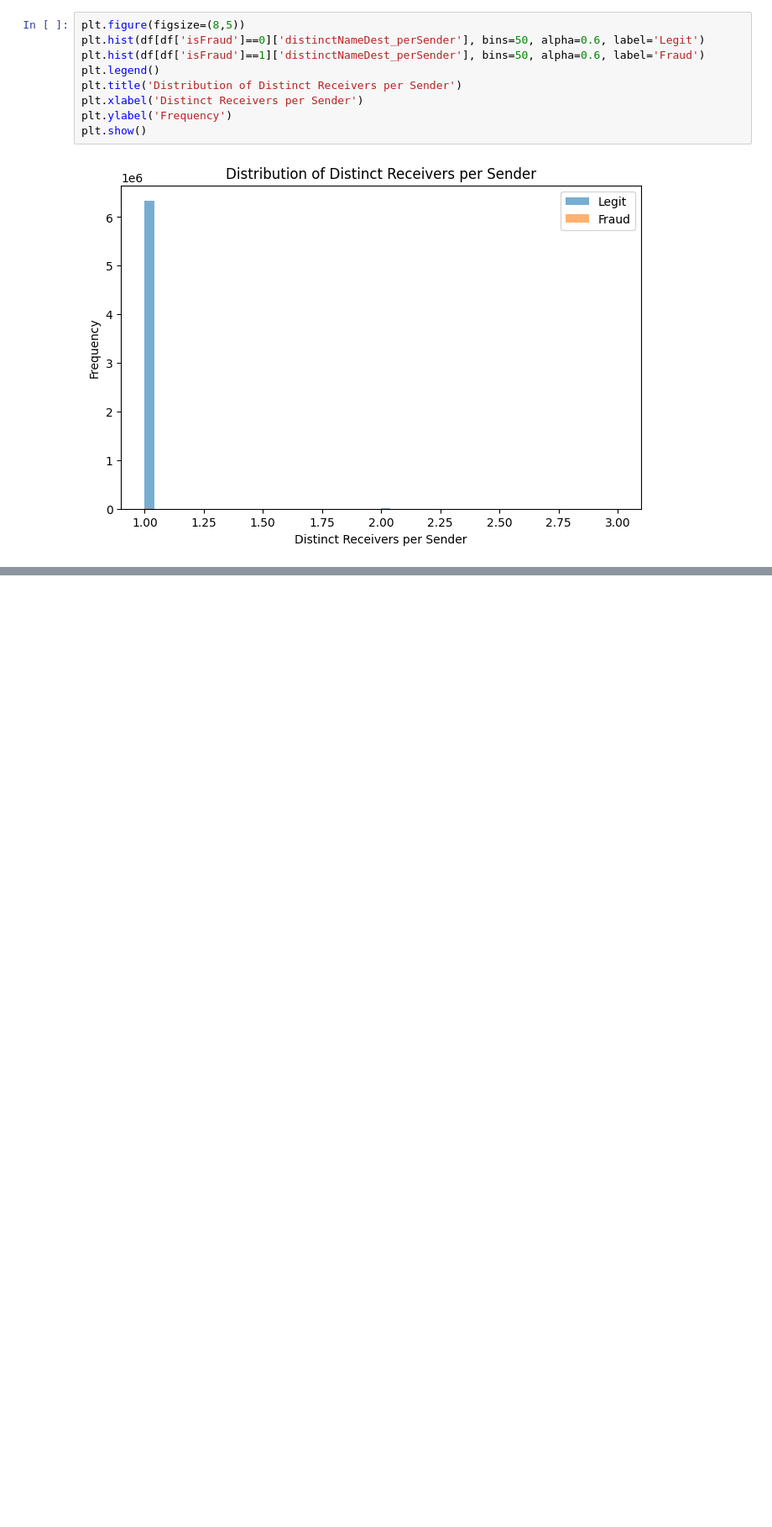
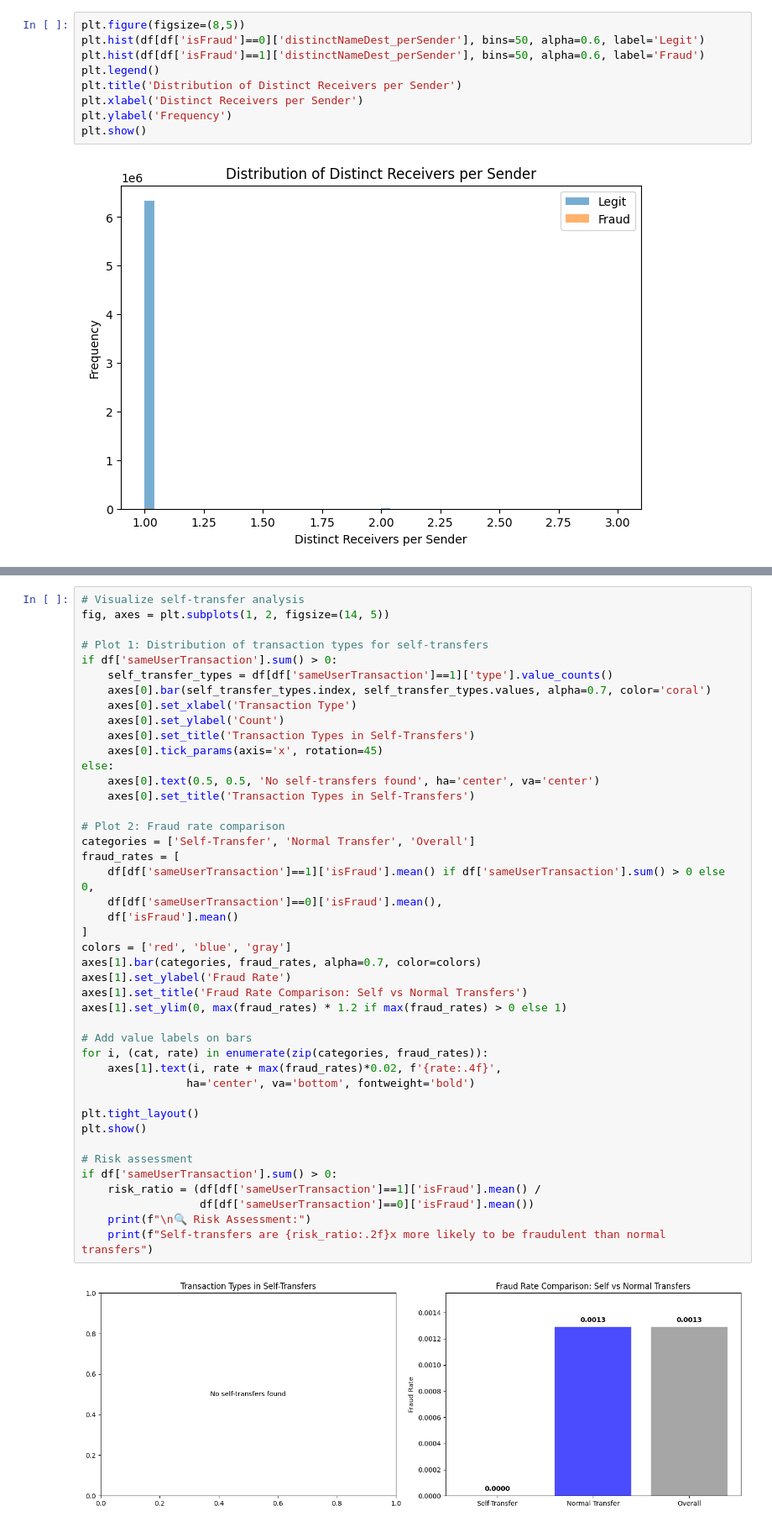
Before and after one commit to jl5045/DSA4263, a Jupyter notebook: notebooks/EDA_updates.ipynb, the cells around one changed output, grey strips where cells are left out. Shown: that part at 84% size. Cells and saved outputs as stored; diff of their text form; blank space fills up the shorter version.

```diff
--- a/notebooks/EDA_updates.ipynb
+++ b/notebooks/EDA_updates.ipynb
@@ -522,0 +684,45 @@ plt.show()
+# %%
+# Visualize self-transfer analysis
+fig, axes = plt.subplots(1, 2, figsize=(14, 5))
+
+# Plot 1: Distribution of transaction types for self-transfers
+if df['sameUserTransaction'].sum() > 0:
+    self_transfer_types = df[df['sameUserTransaction']==1]['type'].value_counts()
+    axes[0].bar(self_transfer_types.index, self_transfer_types.values, alpha=0.7, color='coral')
+    axes[0].set_xlabel('Transaction Type')
+    axes[0].set_ylabel('Count')
+    axes[0].set_title('Transaction Types in Self-Transfers')
+    axes[0].tick_params(axis='x', rotation=45)
+else:
+    axes[0].text(0.5, 0.5, 'No self-transfers found', ha='center', va='center')
+    axes[0].set_title('Transaction Types in Self-Transfers')
+
+# Plot 2: Fraud rate comparison
+categories = ['Self-Transfer', 'Normal Transfer', 'Overall']
+fraud_rates = [
+    df[df['sameUserTransaction']==1]['isFraud'].mean() if df['sameUserTransaction'].sum() > 0 else 0,
+    df[df['sameUserTransaction']==0]['isFraud'].mean(),
+    df['isFraud'].mean()
+]
+colors = ['red', 'blue', 'gray']
+axes[1].bar(categories, fraud_rates, alpha=0.7, color=colors)
+axes[1].set_ylabel('Fraud Rate')
+axes[1].set_title('Fraud Rate Comparison: Self vs Normal Transfers')
+axes[1].set_ylim(0, max(fraud_rates) * 1.2 if max(fraud_rates) > 0 else 1)
+
+# Add value labels on bars
+for i, (cat, rate) in enumerate(zip(categories, fraud_rates)):
+    axes[1].text(i, rate + max(fraud_rates)*0.02, f'{rate:.4f}',
+                ha='center', va='bottom', fontweight='bold')
+
+plt.tight_layout()
+plt.show()
+
+# Risk assessment
+if df['sameUserTransaction'].sum() > 0:
+    risk_ratio = (df[df['sameUserTransaction']==1]['isFraud'].mean() /
+                  df[df['sameUserTransaction']==0]['isFraud'].mean())
+    print(f"\n🔍 Risk Assessment:")
+    print(f"Self-transfers are {risk_ratio:.2f}x more likely to be fraudulent than normal transfers")
+# %% [output]
+[figure, added]
```
Also changed, not shown: parts of 11 cells of this notebook.
